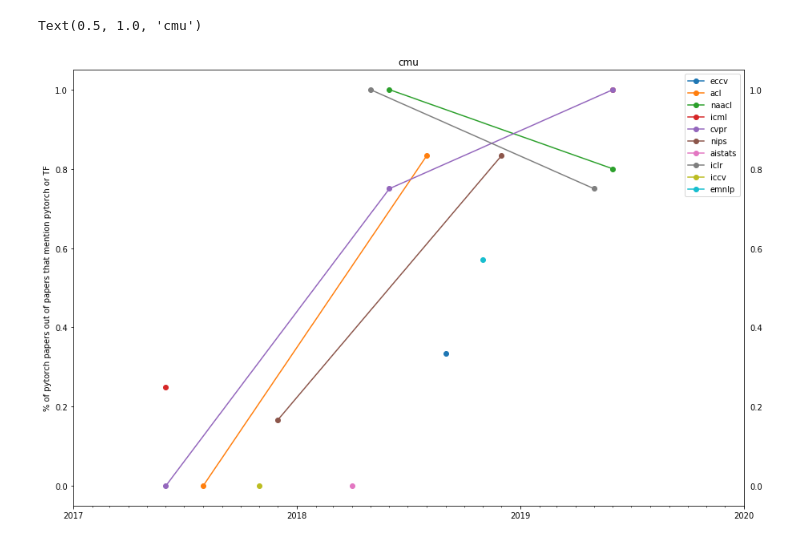
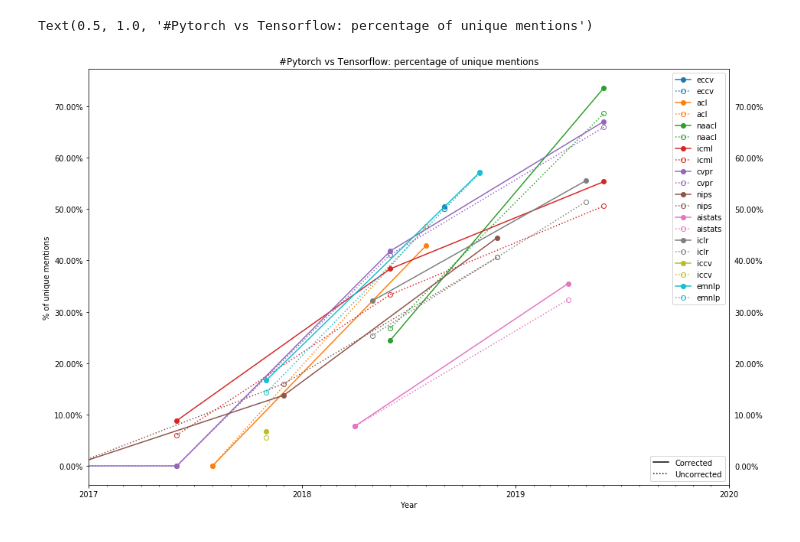
Before and after one commit to Chillee/pytorch-vs-tensorflow, a Jupyter notebook: visualize.ipynb, the cells around one changed output. Saved outputs shown, nothing was run; the diff lists cells and outputs as text; code cells hidden in the pictures.

```diff
--- a/visualize.ipynb
+++ b/visualize.ipynb
@@ -34,13 +37,24 @@ begin = time.time()
 synonyms = {
     'facebook': ["facebook ai research", 'fb.com'],
     'google': ['google.com', 'google brain'],
-    'pytorch': ['pytorch', 'allennlp', 'opennmt-py'],
+    'pytorch': ['pytorch', 'allennlp', 'opennmt-py', 'torchvision'],
     'tensorflow': ['tensorflow', 'opennmt-tf'],
+    'keras': ['keras'],
     'stanford': ['@cs.stanford.edu', '@stanford.edu'],
     'mit': ['@csail.mit.edu', '@mit.edu'],
     'uw': ['@cs.washington.edu', '@washington.edu'],
     'cornell': ['@cs.cornell.edu', '@cornell.edu'],
-    'cmu': ['@cmu.edu', '@cs.cmu.edu']
+    'cmu': ['@cmu.edu', '@cs.cmu.edu'],
+    'theano': ['theano'],
+#     'architecture search': ['architecture search'],
+#     'gan': ['generative adversarial network'],
+#     'rl': ['reinforcement learning'],
+#     'bayesian': ['bayesian'],
+#     'meta-learning': ['meta-learning', 'metalearning'],
+#     'few-shot': ['few shot', 'few-shot', 'one shot', 'one-shot'],
+#     'graph': ['graph neural network'],
+#     'generative': ['generative model'],
+#     'adversarial': ['adversarial attack', 'ifgsm'],
 }
 for k, v in synonyms.items():
     synonyms[k] = [i.lower() for i in v]
@@ -50,7 +64,7 @@ mapping = defaultdict(list)
 for k, vs in synonyms.items():
     for v in vs:
         mapping[v].append(k)
-# print(mapping)
+    mapping[v].append(v)
 
 word_sets = defaultdict(lambda: defaultdict(lambda: defaultdict(set)))
 for conf in confs:
@@ -85,7 +99,7 @@ conf_month = {
 conf_month = {
     k: time.strptime(v, '%B').tm_mon for k, v in conf_month.items()}
 # %%
-condition = 'cmu'
+# condition = 'adversarial'
 years = mdates.YearLocator()   # every year
 months = mdates.MonthLocator()  # every month
 years_fmt = mdates.DateFormatter('%Y')
@@ -100,6 +114,11 @@ ax.set_facecolor((1,1,1,1))
 plt.rcParams["figure.figsize"] = (15,10)
 plt.tick_params(labelright=True)
 prop_cycle = plt.rcParams['axes.prop_cycle'].by_key()['color']
+nlp_confs = ['naacl', 'acl', 'emnlp']
+cv_confs = ['cvpr', 'eccv', 'iccv']
+ml_confs = ['nips', 'iclr', 'icml']
+csvfile = open('data.csv', 'w')
+writer = csv.writer(csvfile)
 for conf in confs:
     if conf == 'colt':
         continue
@@ -113,41 +132,63 @@ for conf in confs:
         ws = word_sets[conf][year]
         date = np.datetime64(f"{year}-{conf_month[conf]:02}")
         dates.append(date)
-        pytorch_set = ws['pytorch'] & ws[condition]
-        tf_set = ws['tensorflow'] & ws[condition]
+
+        pytorch_set = ws['pytorch']# & ws[condition]
+        tf_set = ws['tensorflow'] #& ws[condition]
         biased_set = ws['facebook'] | ws['google']
         pytorch.append(len(pytorch_set))
         tf.append(len(tf_set))
         pytorch_corr.append(len(pytorch_set - biased_set))
         tf_corr.append(len(tf_set - biased_set))
-#         print(tf_set)
-#         print(year)
+        writer.writerow([conf, f"{conf_month[conf]:02}/{year[2:]}", pytorch_corr[-1], tf_corr[-1]])
+
+        print(year)
 #         print("total papers", len(confs[conf][year]))
 #         print("ratio: ", len(ws['pytorch'] | ws['tensorflow'])/len(confs[conf][year]))
 #         print("pytorch", len(ws['pytorch']))
+        print(len(ws['torchvision']))
 #         print("pytorch independent", len(ws['pytorch'] - ws['facebook']))
 #         print("tensorflow", len(ws['tensorflow']))
 #         print("tensorflow independent", len(ws['tensorflow'] - ws['google']))
-#         print()
+#     print()
 #     plt.figure()
     c=prop_cycle[0]
     prop_cycle = prop_cycle[1:] + prop_cycle[:1]
-#     plt.plot(dates,
-#              [a/(a+b) if a+b > 0 else None for a,b in zip(pytorch, tf)],
-#             label = conf,
-#             marker = 'o',
-#              color = c,
-#             alpha=0.3)
+#     alpha = 1.0 if conf in ['naacl', 'acl', 'emnlp'] else 0.1
+#     alpha = 1.0 if conf in nlp_confs else 0.2
+    alpha = 1.0
     plt.plot(dates,
-             [a/(a+b) if a+b > 0 else None for a,b in zip(pytorch_corr, tf_corr)],
+            [a/(a+b) if a+b > 0 else None for a,b in zip(pytorch_corr, tf_corr)],
+#              pytorch_corr,
             label = conf,
             marker = 'o',
+             color = c,
+            alpha=alpha)
+    plt.plot(dates,
+             [a/(a+b) if a+b > 0 else None for a,b in zip(pytorch, tf)],
+#              tf_corr,
+            label = conf,
+            marker = 'o',
+            markerfacecolor='none',
+            linestyle=':',
             color=c,
-            alpha=1)
+            alpha=alpha)
+
     plt.legend()
-    plt.ylabel('% of pytorch papers out of papers that mention pytorch or TF')
+plt.ylabel('% of unique mentions')
+vals = ax.get_yticks()
+ax.set_yticklabels(['{:,.2%}'.format(x) for x in vals])
+plt.xlabel('Year')
 #     plt.plot(dates, pytorch, color='blue')
 #     plt.plot(dates, tf, color='orange')
-plt.title(condition)
+solid_line = Line2D([0], [0], color='black', label='Corrected')
+dashed_line = Line2D([0], [0], linestyle=':', color='black', label='Uncorrected')
+csvfile.close()
+
+legend1 = plt.legend(handles=[solid_line, dashed_line], loc=4)
+plt.legend()
+plt.gca().add_artist(legend1)
+
+plt.title("#Pytorch vs Tensorflow: percentage of unique mentions")
 # %% [output]
 eccv
@@ -163,3 +211,3 @@ emnlp
-Text(0.5, 1.0, 'cmu')
+Text(0.5, 1.0, '#Pytorch vs Tensorflow: percentage of unique mentions')
-[figure, old version]
+[figure, new version]
 # %%
```
Also changed, not shown: parts of 5 cells of this notebook, 2 other files.
